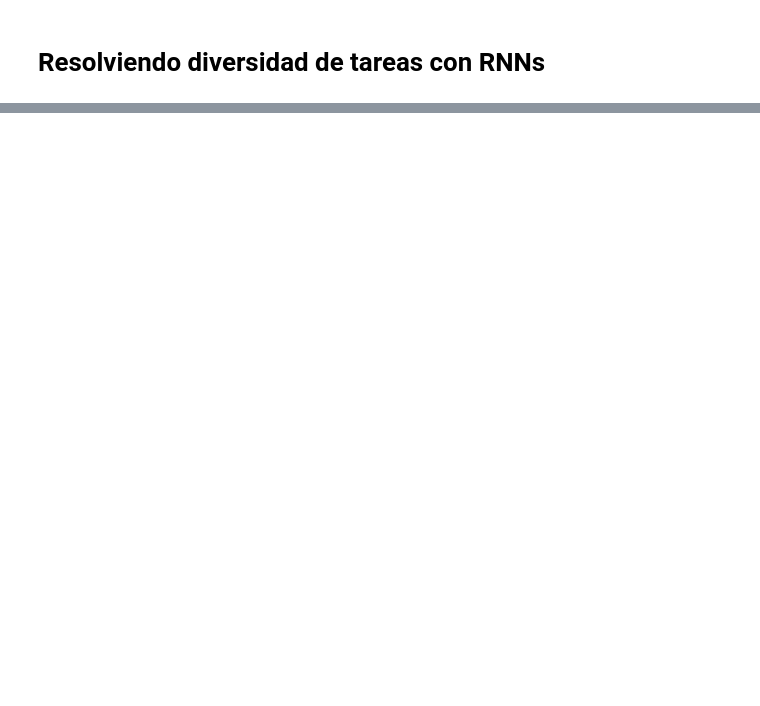
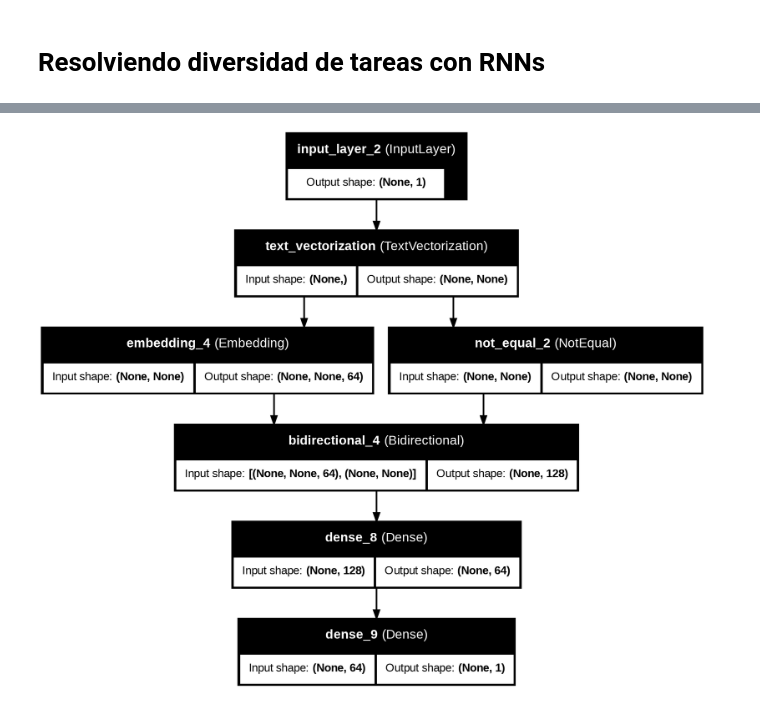
Before and after one commit to jeffersonrodriguezc/deep-learning-en-3-semanas, a Jupyter notebook: semana_2/notebooks/Nb_2b_Resolviendo_desafios_con_RNNs_usando_keras.ipynb, the cells around one changed output, grey strips where cells are left out. Drawn from its saved outputs; the diff is of its cells as text; code cells hidden in the pictures; blank space fills up the shorter version.

```diff
--- a/semana_2/notebooks/Nb_2b_Resolviendo_desafios_con_RNNs_usando_keras.ipynb
+++ b/semana_2/notebooks/Nb_2b_Resolviendo_desafios_con_RNNs_usando_keras.ipynb
@@ -432,0 +346,40 @@ visualizacion_feature_maps(cnn_keras, image=X_test[randint(0, 100),:,:,:])
+# %%
+'''model = tf.keras.Sequential([
+    encoder,
+    tf.keras.layers.Embedding(
+        input_dim=len(encoder.get_vocabulary()),
+        output_dim=64,
+        # Se ignora los valores en 0
+        mask_zero=True),
+    tf.keras.layers.Bidirectional(tf.keras.layers.LSTM(64), merge_mode='concat'),
+    tf.keras.layers.Dense(64, activation='relu'),
+    tf.keras.layers.Dense(1)
+])'''
+
+def rnn():
+    # Ahora utilizamos la API funcional de Keras
+    inputs = tf.keras.layers.Input(shape=(1,), dtype=tf.string)  # El input será una cadena de texto
+    x = encoder(inputs)  # Aplicamos el encoder
+
+    x = tf.keras.layers.Embedding(input_dim=len(encoder.get_vocabulary()), output_dim=64, mask_zero=True)(x)  # Capa de Embedding
+
+    x = tf.keras.layers.Bidirectional(tf.keras.layers.LSTM(64, return_sequences=False), merge_mode='concat')(x)  # Capa LSTM Bidireccional
+
+    x = tf.keras.layers.Dense(64, activation='relu')(x)  # Capa densa
+    outputs = tf.keras.layers.Dense(1)(x)  # Capa de salida
+
+    # Definimos el modelo
+    model = tf.keras.Model(inputs, outputs)
+
+    return model
+
+# crear la red RNN
+model = rnn()
+
+# Compilamos el modelo
+model.compile(loss=tf.keras.losses.BinaryCrossentropy(from_logits=True),
+              optimizer=tf.keras.optimizers.Adam(1e-4),
+              metrics=['accuracy'])
+
+# Verificamos la estructura del modelo
+model.summary()
@@ -432,0 +411,4 @@ visualizacion_feature_maps(cnn_keras, image=X_test[randint(0, 100),:,:,:])
+# %%
+tf.keras.utils.plot_model(model, show_shapes=True, show_layer_names=True)
+# %% [output]
+[figure, added]
```
Also changed, not shown: parts of 97 cells of this notebook.
